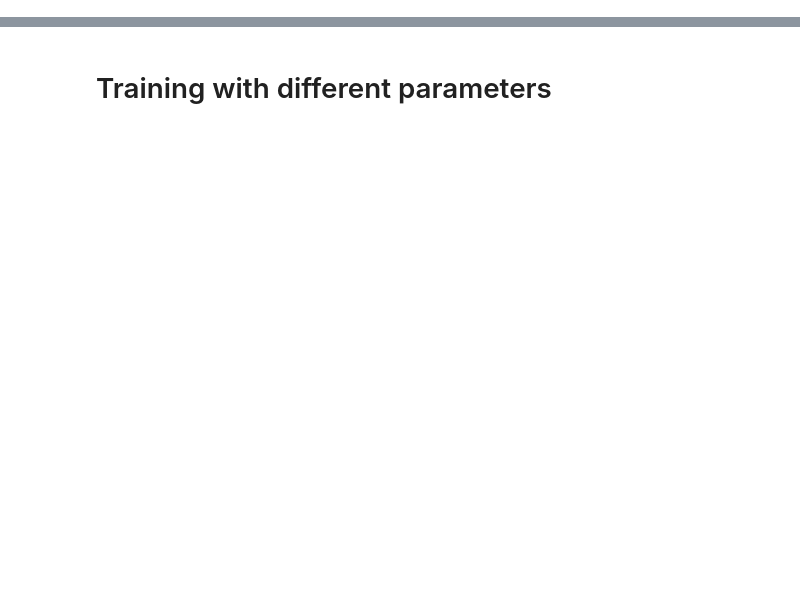
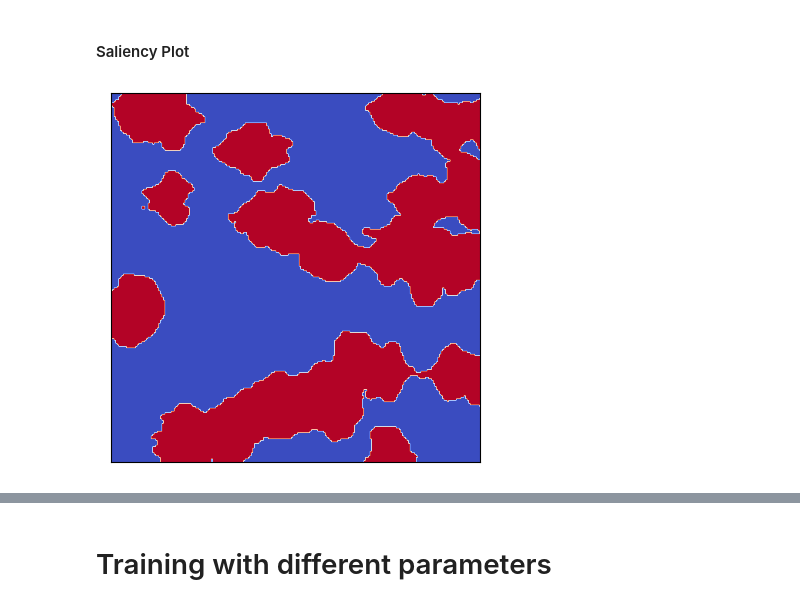
Before and after one commit to baeklab/parc, a Jupyter notebook: demos/modularized.ipynb, the cells around one changed output, grey strips where cells are left out. Saved outputs shown, nothing was run; the diff lists cells and outputs as text; code cells hidden in the pictures; blank space fills up the shorter version.

```diff
--- a/demos/modularized.ipynb
+++ b/demos/modularized.ipynb
@@ -177,0 +203,9 @@ No artists with labels found to put in legend.  Note that artists whose label st
+# %% [markdown]
+#### Saliency Plot
+# %%
+#Graph showing the origination of hotspots for the designated case and at the prescribed time step
+case = 0
+time_step = 17
+graphs.plot_saliency(Temp_pred, case, time_step, threshold)
+# %% [output]
+[figure, added]
```
Also changed, not shown: parts of 87 cells of this notebook, 4 other files.
